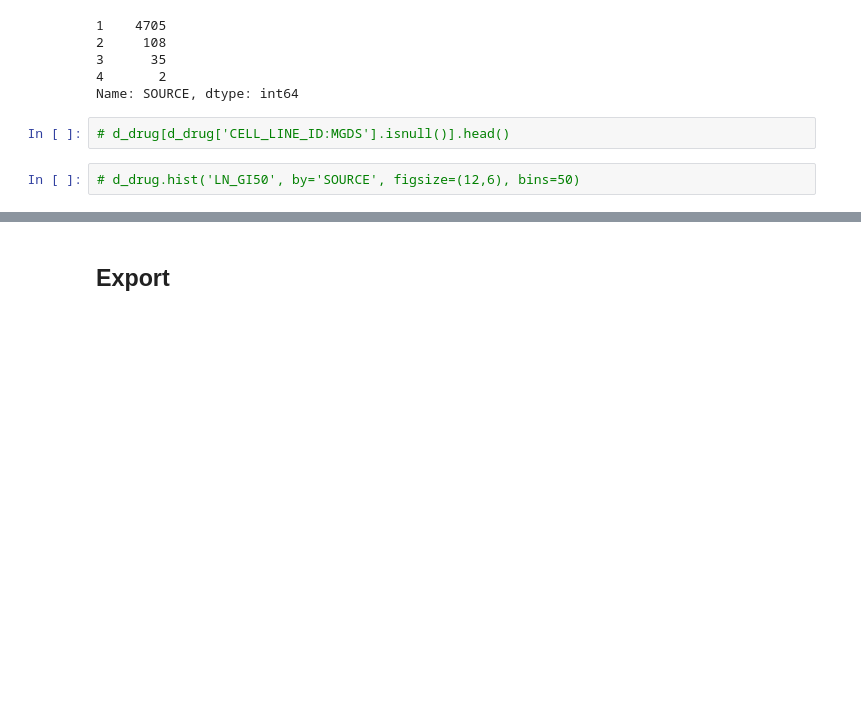
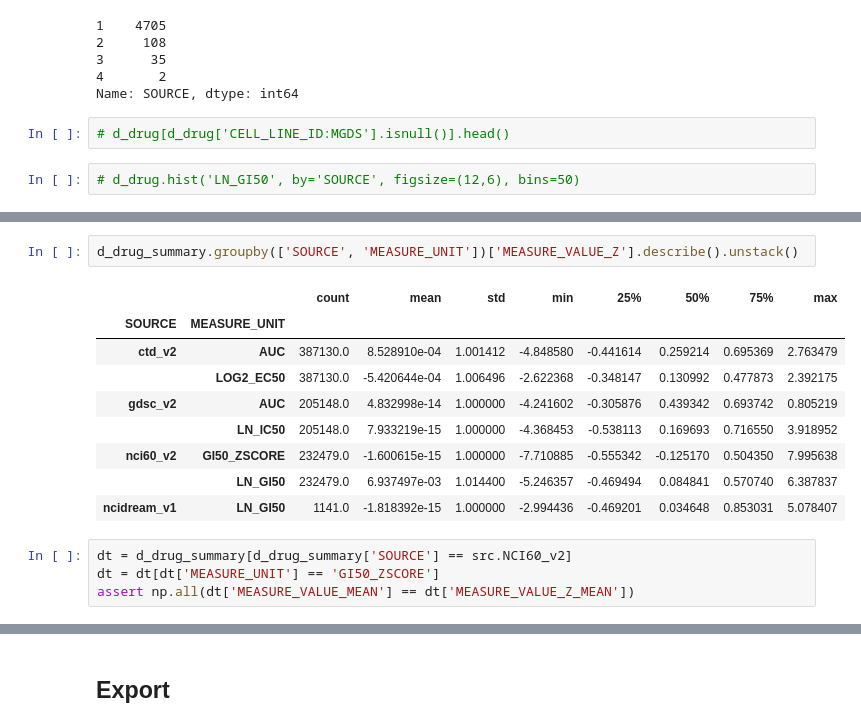
Before and after one commit to eric-czech/mgds, a Jupyter notebook: python/notebook/data_aggregation/export/superset/drug_data.ipynb, the cells around one changed output, grey strips where cells are left out. Drawn from its saved outputs; the diff is of its cells as text; blank space fills up the shorter version.

```diff
--- a/python/notebook/data_aggregation/export/superset/drug_data.ipynb
+++ b/python/notebook/data_aggregation/export/superset/drug_data.ipynb
@@ -180,0 +259,16 @@ d_rx_sub.head()
+# %%
+d_drug_summary.groupby(['SOURCE', 'MEASURE_UNIT'])['MEASURE_VALUE_Z'].describe().unstack()
+# %% [output]
+|  |  | count | mean | std | min | 25% | 50% | 75% | max |
+| SOURCE | MEASURE_UNIT |  |  |  |  |  |  |  |  |
+| ctd_v2 | AUC | 387130.0 | 8.528910e-04 | 1.001412 | -4.848580 | -0.441614 | 0.259214 | 0.695369 | 2.763479 |
+|  | LOG2_EC50 | 387130.0 | -5.420644e-04 | 1.006496 | -2.622368 | -0.348147 | 0.130992 | 0.477873 | 2.392175 |
+| gdsc_v2 | AUC | 205148.0 | 4.832998e-14 | 1.000000 | -4.241602 | -0.305876 | 0.439342 | 0.693742 | 0.805219 |
+|  | LN_IC50 | 205148.0 | 7.933219e-15 | 1.000000 | -4.368453 | -0.538113 | 0.169693 | 0.716550 | 3.918952 |
+| nci60_v2 | GI50_ZSCORE | 232479.0 | -1.600615e-15 | 1.000000 | -7.710885 | -0.555342 | -0.125170 | 0.504350 | 7.995638 |
+|  | LN_GI50 | 232479.0 | 6.937497e-03 | 1.014400 | -5.246357 | -0.469494 | 0.084841 | 0.570740 | 6.387837 |
+| ncidream_v1 | LN_GI50 | 1141.0 | -1.818392e-15 | 1.000000 | -2.994436 | -0.469201 | 0.034648 | 0.853031 | 5.078407 |
+# %%
+dt = d_drug_summary[d_drug_summary['SOURCE'] == src.NCI60_v2]
+dt = dt[dt['MEASURE_UNIT'] == 'GI50_ZSCORE']
+assert np.all(dt['MEASURE_VALUE_MEAN'] == dt['MEASURE_VALUE_Z_MEAN'])
```
Also changed, not shown: parts of 29 cells of this notebook, 3 other files.
